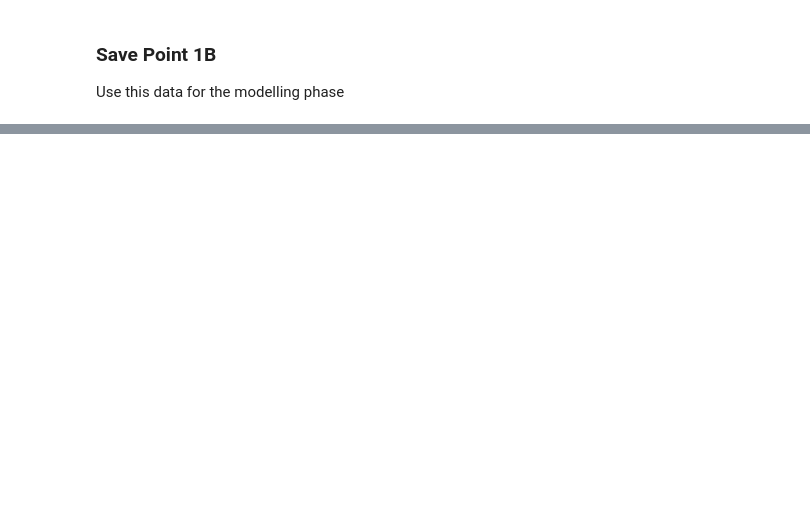
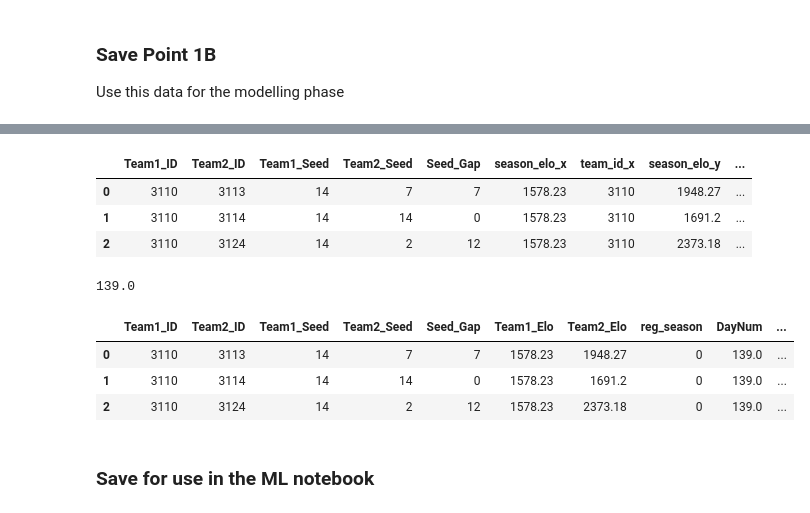
Before and after one commit to hamil168/Data-Science-Misc, a Jupyter notebook: Kaggle_NCAA_2018/Womens/NCAA Womens Basketball 2018 - ELO Calcs.ipynb, the cells around one changed output, grey strips where cells are left out. Cells and saved outputs as stored; diff of their text form; code cells hidden in the pictures; blank space fills up the shorter version.

Commit message:
Update to Women's notebooks and Men's ML Notebook
These are the files used for final submissions to Kaggle. Any later updates will be cosmetic, or a tweak of some kind that will not change score.

```diff
--- a/Kaggle_NCAA_2018/Womens/NCAA Womens Basketball 2018 - ELO Calcs.ipynb
+++ b/Kaggle_NCAA_2018/Womens/NCAA Womens Basketball 2018 - ELO Calcs.ipynb
@@ -560,0 +624,33 @@ df.head(3)
+# %%
+final_elo = season_elos[season_elos.season == 2018].copy()
+test_df = test_df.merge(final_elo[['season_elo','team_id']], how = 'left', left_on = 'Team1_ID', right_on = 'team_id')
+test_df = test_df.merge(final_elo[['season_elo','team_id']], how = 'left', left_on = 'Team2_ID', right_on = 'team_id')
+test_df.head(3)
+# %% [output]
+|  | Team1_ID | Team2_ID | Team1_Seed | Team2_Seed | Seed_Gap | season_elo_x | team_id_x | season_elo_y | ... |
+| 0 | 3110 | 3113 | 14 | 7 | 7 | 1578.23 | 3110 | 1948.27 | ... |
+| 1 | 3110 | 3114 | 14 | 14 | 0 | 1578.23 | 3110 | 1691.2 | ... |
+| 2 | 3110 | 3124 | 14 | 2 | 12 | 1578.23 | 3110 | 2373.18 | ... |
+# %%
+test_df.rename(columns = {'season_elo_x': 'Team1_Elo', 'season_elo_y': 'Team2_Elo'},inplace=True)
+test_df.drop(['team_id_x','team_id_y'], axis=1, inplace=True)
+
+test_df['reg_season'] = 0
+df.loc[df.reg_season == 0, 'DayNum'].median()
+# %% [output]
+139.0
+# %%
+test_df['DayNum'] = df.loc[df.reg_season == 0, 'DayNum'].median()
+test_df['Season'] = 2018
+# %%
+test_df['DayNum'] = df.loc[df.reg_season == 0, 'DayNum'].median()
+test_df['Season'] = 2018
+# %%
+test_df.head(3)
+# %% [output]
+|  | Team1_ID | Team2_ID | Team1_Seed | Team2_Seed | Seed_Gap | Team1_Elo | Team2_Elo | reg_season | DayNum | ... |
+| 0 | 3110 | 3113 | 14 | 7 | 7 | 1578.23 | 1948.27 | 0 | 139.0 | ... |
+| 1 | 3110 | 3114 | 14 | 14 | 0 | 1578.23 | 1691.2 | 0 | 139.0 | ... |
+| 2 | 3110 | 3124 | 14 | 2 | 12 | 1578.23 | 2373.18 | 0 | 139.0 | ... |
+# %% [markdown]
+### Save for use in the ML notebook
```
Also changed, not shown: parts of 23 cells of this notebook, 1 other file.
